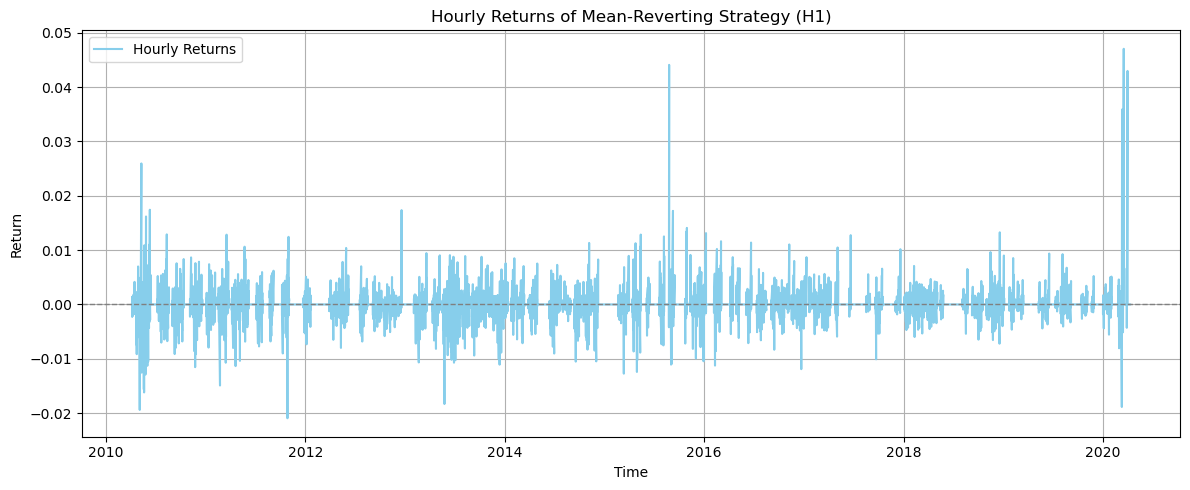
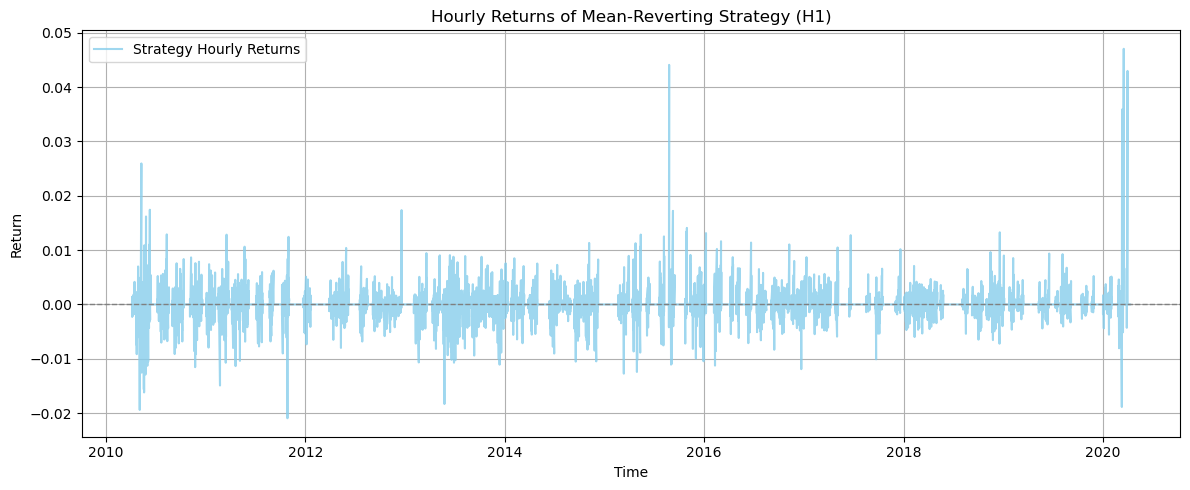
The change to this notebook cell's code, shown as a diff; its figure went from the first image to the second:
--- before
+++ after
@@ -1,28 +1,72 @@
-# --- 6. Metrics & Plotting ---
+# ==============================================================================
+# --- 6. Metrics & Plotting (Strategy vs Asset Benchmarks) ---
+# ==============================================================================
 
-# Convert the raw 'ret' numpy array back to a Pandas Series using original dates
+# 1. Convert the raw 'ret' numpy array back to a Pandas Series using original dates
 ret_series = pd.Series(ret, index=y3.index).dropna()
 
-# Hourly statistics (because our timeframe is MT5_TIMEFRAME_H1)
+# 2. Extract original closing prices for separate benchmarking
+# (Assuming ewc, ewa, and IGE DataFrames are filtered across identical timestamps in y3)
+prices_df = pd.DataFrame({
+    'EWC': ewc['close'],
+    'EWA': ewa['close'],
+    'IGE': IGE['close']
+}, index=y3.index).bfill().ffill() # Ensure absolute alignment without holes
+
+# 3. Calculate hourly percentage returns for individual Buy & Hold assets
+bh_returns = prices_df.pct_change().dropna()
+
+# --- Annualization Constants ---
+trading_hours_per_year = 1750  # 252 trading days * 7 trading hours per day
+
+# ------------------------------------------------------------------------------
+# A. STRATEGY METRICS COMPUTATION
+# ------------------------------------------------------------------------------
 mean_hourly_ret = ret_series.mean()
 std_hourly_ret = ret_series.std()
 
-# Annualized statistics (252 trading days * 7 trading hours = 1750 hours/year)
-trading_hours_per_year = 1750
+annualized_return_strat = (1 + mean_hourly_ret)**trading_hours_per_year - 1
+annualized_volatility_strat = std_hourly_ret * np.sqrt(trading_hours_per_year)
+sharpe_ratio_strat = annualized_return_strat / annualized_volatility_strat
 
-annualized_return = (1 + mean_hourly_ret)**trading_hours_per_year - 1
-annualized_volatility = std_hourly_ret * np.sqrt(trading_hours_per_year)
+# ------------------------------------------------------------------------------
+# B. BUY & HOLD BENCHMARK COMPUTATION
+# ------------------------------------------------------------------------------
+bh_metrics = {}
+for asset in ['EWC', 'EWA', 'IGE']:
+    mean_ret = bh_returns[asset].mean()
+    std_ret = bh_returns[asset].std()
+    
+    # Matching compound return and annualized volatility formulas
+    ann_ret = (1 + mean_ret)**trading_hours_per_year - 1
+    ann_vol = std_ret * np.sqrt(trading_hours_per_year)
+    sharpe = ann_ret / ann_vol
+    
+    bh_metrics[asset] = {
+        'Return': ann_ret,
+        'Volatility': ann_vol,
+        'Sharpe': sharpe
+    }
 
-# Annualized Sharpe Ratio
-sharpe_ratio_annual = annualized_return / annualized_volatility
+# ------------------------------------------------------------------------------
+# C. PERFORMANCE MATRIX OUTPUT
+# ------------------------------------------------------------------------------
+print("\n" + "="*50)
+print("             ANNUALIZED PERFORMANCE SUMMARY")
+print("="*50)
+print(f"{'Asset/Strategy':<18} | {'Ann. Return':<12} | {'Ann. Vol':<10} | {'Sharpe Ratio':<12}")
+print("-"*50)
+print(f"{'MR Strategy':<18} | {annualized_return_strat:<12.2%} | {annualized_volatility_strat:<10.2%} | {sharpe_ratio_strat:<12.2f}")
+for asset, metric in bh_metrics.items():
+    print(f"{asset + ' (Buy & Hold)':<18} | {metric['Return']:<12.2%} | {metric['Volatility']:<10.2%} | {metric['Sharpe']:<12.2f}")
+print("="*50)
 
-# Output
-print(f"Annualized Return: {annualized_return:.2%}")
-print(f"Annualized Volatility: {annualized_volatility:.2%}")
-print(f"Annualized Sharpe Ratio: {sharpe_ratio_annual:.2f}")
+# ------------------------------------------------------------------------------
+# D. VISUALIZATIONS
+# ------------------------------------------------------------------------------
 
-# Plot Hourly returns
+# Plot Hourly Returns (Strategy Only)
 plt.figure(figsize=(12, 5))
-plt.plot(ret_series.index, ret_series, label='Hourly Returns', color='skyblue')
+plt.plot(ret_series.index, ret_series, label='Strategy Hourly Returns', color='skyblue', alpha=0.8)
 plt.axhline(0, color='gray', linestyle='--', linewidth=1)
 plt.title('Hourly Returns of Mean-Reverting Strategy (H1)')
@@ -34,13 +78,20 @@
 plt.show()
 
-# Plot Cumulative returns
-cumulative_returns = (1 + ret_series).cumprod()
+# Plot Cumulative Returns (Strategy vs All 3 Buy & Hold Assets)
+cumulative_returns_strat = (1 + ret_series).cumprod()
+cumulative_returns_ewc = (1 + bh_returns['EWC']).cumprod()
+cumulative_returns_ewa = (1 + bh_returns['EWA']).cumprod()
+cumulative_returns_ige = (1 + bh_returns['IGE']).cumprod()
 
-plt.figure(figsize=(12, 5))
-plt.plot(cumulative_returns.index, cumulative_returns, label='Cumulative Returns', color='green')
-plt.title('Cumulative Returns of Mean-Reverting Strategy')
+plt.figure(figsize=(14, 6))
+plt.plot(cumulative_returns_strat.index, cumulative_returns_strat, label='Mean-Reverting Strategy', color='black', linewidth=2.5)
+plt.plot(cumulative_returns_ewc.index, cumulative_returns_ewc, label='Buy & Hold EWC', color='green', alpha=0.6, linestyle='--')
+plt.plot(cumulative_returns_ewa.index, cumulative_returns_ewa, label='Buy & Hold EWA', color='orange', alpha=0.6, linestyle='--')
+plt.plot(cumulative_returns_ige.index, cumulative_returns_ige, label='Buy & Hold IGE', color='purple', alpha=0.6, linestyle='--')
+
+plt.title('Cumulative Equity Curve: Strategy vs. Buy & Hold Assets')
 plt.xlabel('Time')
-plt.ylabel('Portfolio Value (Normalized)')
-plt.legend()
+plt.ylabel('Portfolio Value (Normalized to 1.0)')
+plt.legend(loc='upper left')
 plt.grid(True)
 plt.tight_layout()

Commit: Add papers